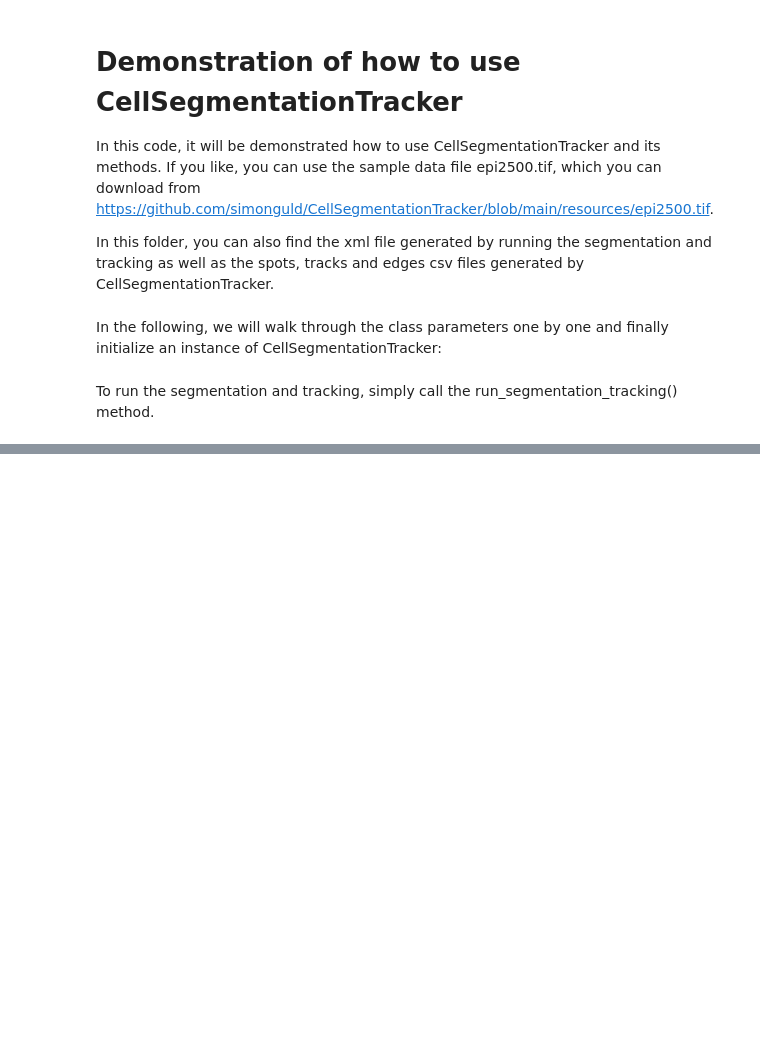
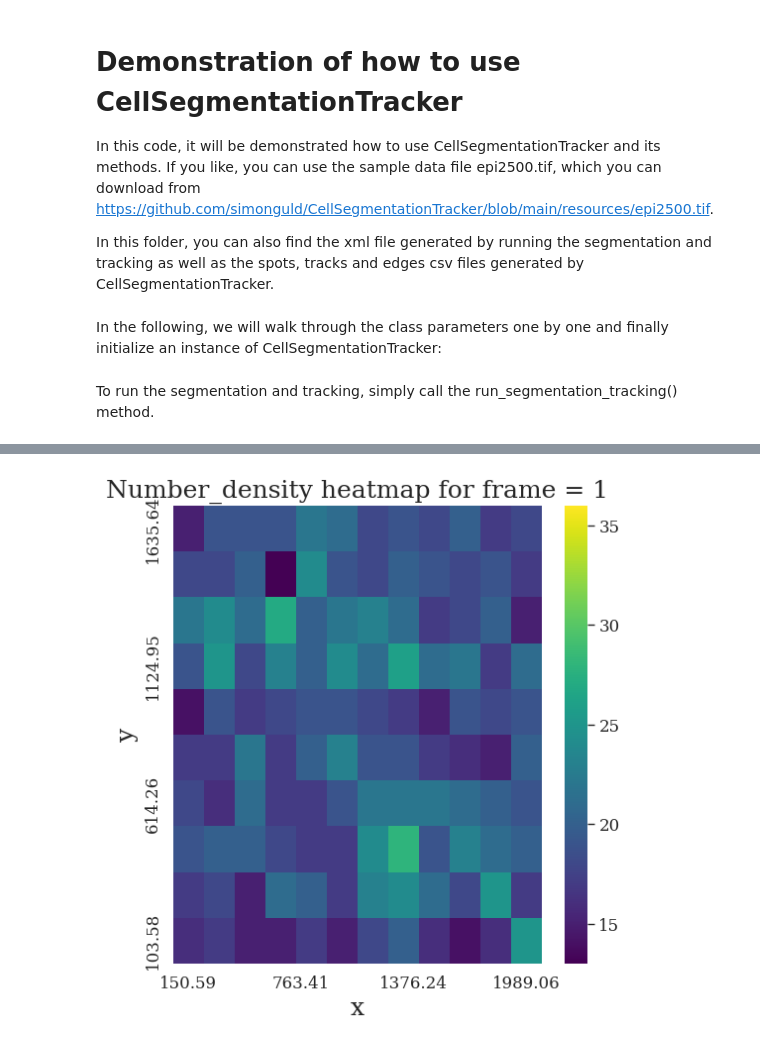
Before and after one commit to simonguld/CellSegmentationTracker, a Jupyter notebook: example_notebook.ipynb, the cells around one changed output, grey strips where cells are left out. Drawn from its saved outputs; the diff is of its cells as text; code cells hidden in the pictures; blank space fills up the shorter version.

```diff
--- a/example_notebook.ipynb
+++ b/example_notebook.ipynb
@@ -147,0 +198,27 @@ cst.plot_velocity_field(mode = 'streamlines', frame_range = [0,0], calculate_ave
+# %%
+## Now that we have calculated the grid statistics, we can plot them.
+# To plot scalar fields, call the visualize_grid_statistics() method.
+
+# Choose which feature to plot. If None, number_density will be plotted
+# NB: If you choose another feature than number_density, you must have
+# included it in the grid statistics calculation
+feature = 'number_density'
+
+# Choose which frames to plot. If [0,0], all frames will be plotted
+frame_range = [1,2] # left inclusive, right exclusive
+
+# Choose whether to calculate the average over the entire frame range
+calculate_average = False
+
+# Choose whether to animate the plot (doesn't work in jupyter notebook)
+animate = False
+# Choose the frame interval for the animation)
+frame_interval = 800
+# Choose whether to show the plot
+show = True
+
+cst.visualize_grid_statistics(feature = feature, frame_range = frame_range, \
+    calculate_average = calculate_average, animate = animate, \
+    frame_interval = frame_interval, show = show)
+# %% [output]
+[figure, added]
```
Also changed, not shown: parts of 17 cells of this notebook, 7 other files.
